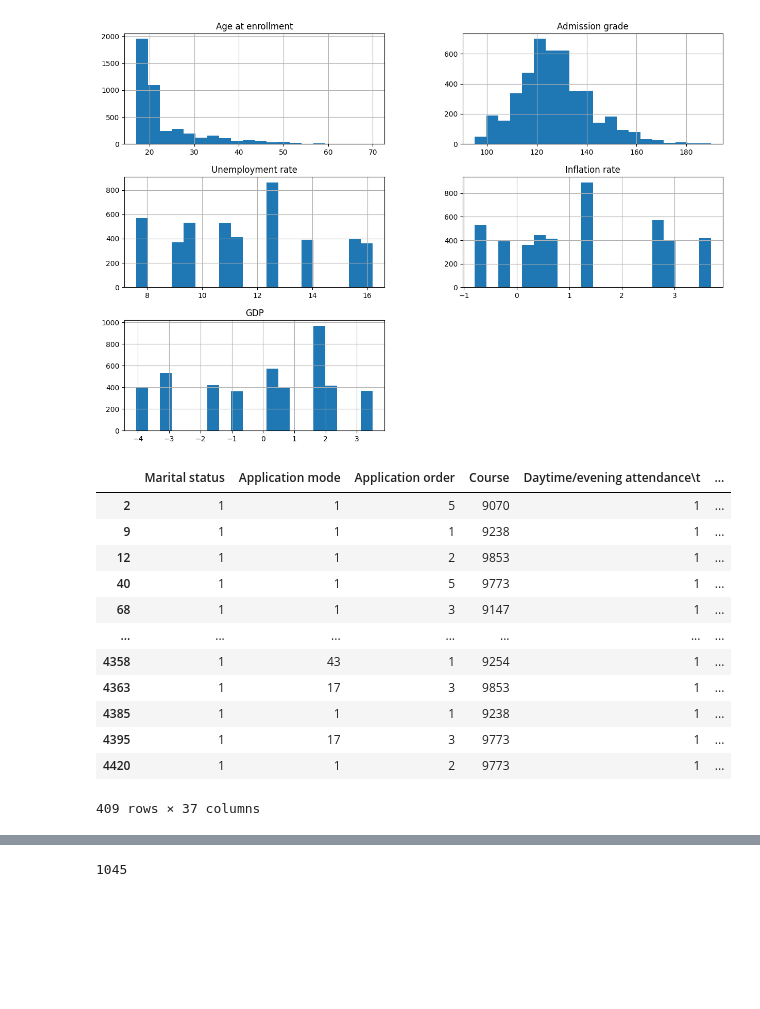
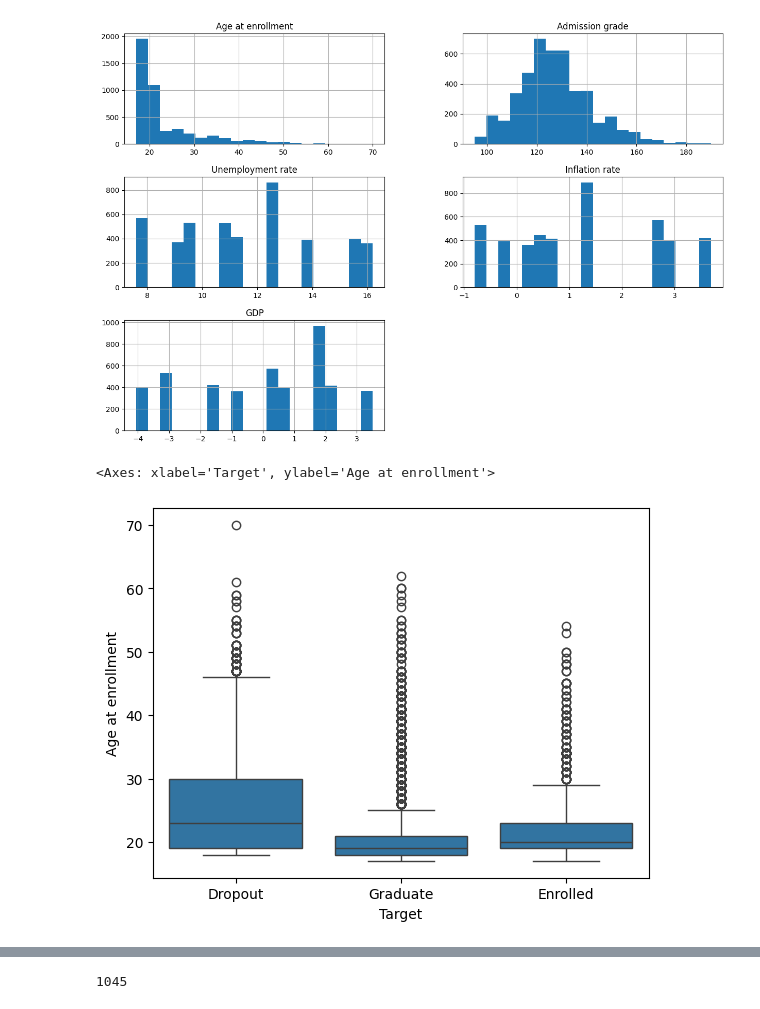
Before and after one commit to vasolovev/task2, a Jupyter notebook: task2.ipynb, the cells around one changed output, grey strips where cells are left out. Saved outputs shown, nothing was run; the diff lists cells and outputs as text; code cells hidden in the pictures; blank space fills up the shorter version.

```diff
--- a/task2.ipynb
+++ b/task2.ipynb
@@ -89,19 +90,9 @@ df[numeric_vars].hist(bins=20, figsize=(15, 10))
 plt.show()
 # %% [output]
 [figure]
-# %%
-df[(df['Age at enrollment']<20) & (df['Target'] == "Dropout")]
-# %% [output]
-|  | Marital status | Application mode | Application order | Course | Daytime/evening attendance\t | ... |
-| 2 | 1 | 1 | 5 | 9070 | 1 | ... |
-| 9 | 1 | 1 | 1 | 9238 | 1 | ... |
-| 12 | 1 | 1 | 2 | 9853 | 1 | ... |
-| 40 | 1 | 1 | 5 | 9773 | 1 | ... |
-| 68 | 1 | 1 | 3 | 9147 | 1 | ... |
-| ... | ... | ... | ... | ... | ... | ... |
-| 4358 | 1 | 43 | 1 | 9254 | 1 | ... |
-| 4363 | 1 | 17 | 3 | 9853 | 1 | ... |
-| 4385 | 1 | 1 | 1 | 9238 | 1 | ... |
-| 4395 | 1 | 17 | 3 | 9773 | 1 | ... |
-| 4420 | 1 | 1 | 2 | 9773 | 1 | ... |
-409 rows × 37 columns
+# %%
+
+sns.boxplot(data=df, x="Target", y="Age at enrollment")
+# %% [output]
+<Axes: xlabel='Target', ylabel='Age at enrollment'>
+[figure, added]
```
Also changed, not shown: parts of 10 cells of this notebook, 3 other files.
